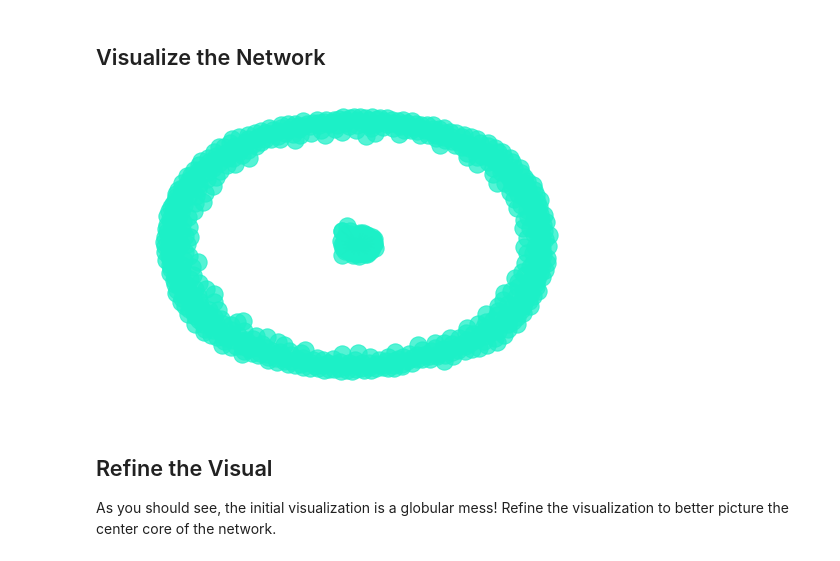
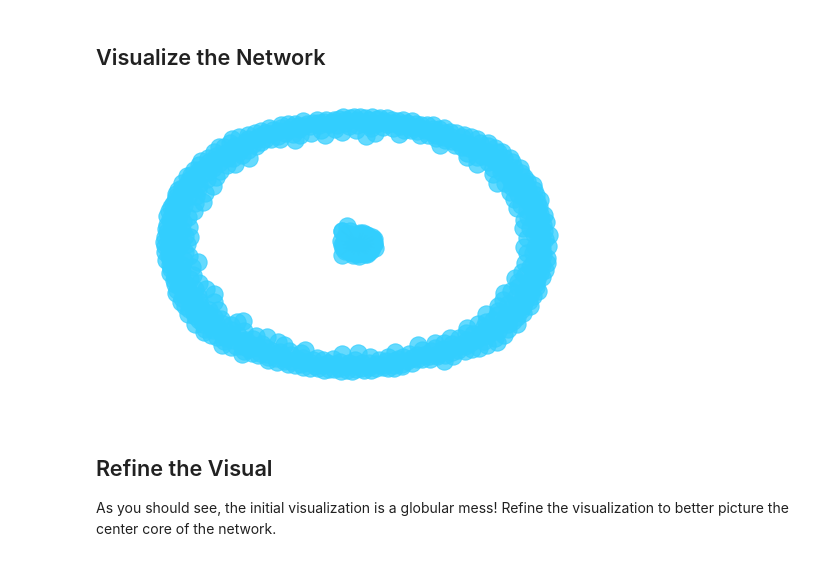
Before and after one commit to AlecMorgan/dsc-3-28-12-graph-connectivity-community-detection-seattle-ds-career-040119, a Jupyter notebook: index.ipynb, the cells around one changed output. Drawn from its saved outputs; the diff is of its cells as text; code cells hidden in the pictures.

```diff
--- a/index.ipynb
+++ b/index.ipynb
@@ -59,9 +59,9 @@ g.add_edges_from(list(zip(df['group1'], df['group2'], attributes)))
 ## Visualize the Network
 # %%
 %matplotlib inline
-nx.draw(g, node_color='#1', alpha=.75, pos=nx.spring_layout(g, seed=5));
+nx.draw(g, node_color='#32cefe', alpha=.75, pos=nx.spring_layout(g, seed=5));
 # %% [output]
-[figure, old version]
+[figure, new version]
 # %% [markdown]
 ## Refine the Visual
 
```
